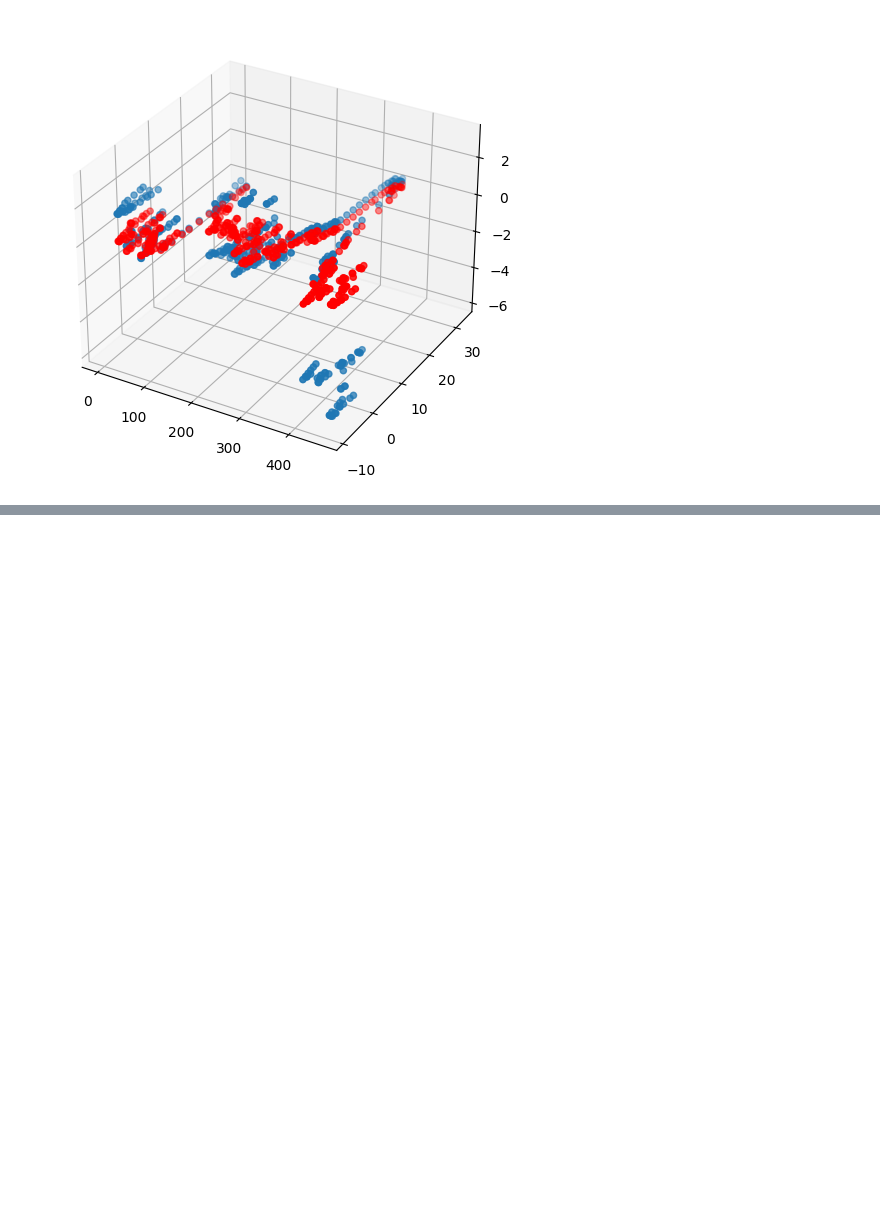
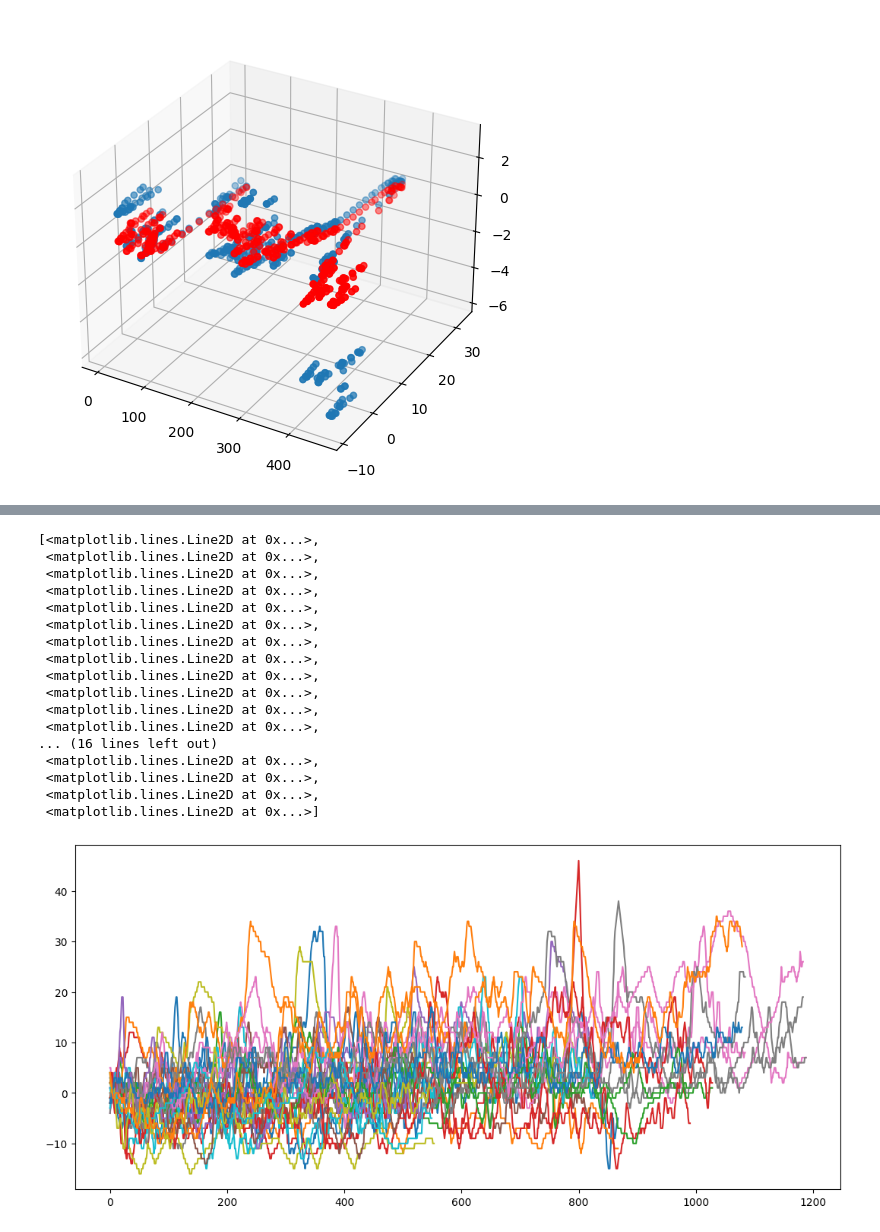
Before and after one commit to tommdim/statistics-101, a Jupyter notebook: project/src/vale.ipynb, the cells around one changed output, grey strips where cells are left out. Saved outputs shown, nothing was run; the diff lists cells and outputs as text; code cells hidden in the pictures; blank space fills up the shorter version.

```diff
--- a/project/src/vale.ipynb
+++ b/project/src/vale.ipynb
@@ -255,0 +271,36 @@ _ = ax.scatter(X0[0], X0[1], y_pred, color='red')
+# %%
+realwage = pd.read_csv("prova.csv")
+realwage = realwage.pivot_table(values='Value',
+                                index='Time',
+                                columns=['Game', 'Player', 'Statistics'])
+# X = pd.DataFrame({'x1':t,
+#                    'x2': hb0})
+realwage.dropna(axis=1)
+
+dic = {}
+for i in range(20):
+    if i  not in (9,11,18,19):
+        dic['x'+str(i)+'b']=np.array(realwage['Game'+ str(i)]['b']['HR'])
+        dic['x'+str(i)+'w']=np.array(realwage['Game'+ str(i)]['w']['HR'])
+heartrate = pd.DataFrame(dic)
+time = realwage.index
+plt.plot(heartrate)
+# %% [output]
+[<matplotlib.lines.Line2D at 0x...>,
+ <matplotlib.lines.Line2D at 0x...>,
+ <matplotlib.lines.Line2D at 0x...>,
+ <matplotlib.lines.Line2D at 0x...>,
+ <matplotlib.lines.Line2D at 0x...>,
+ <matplotlib.lines.Line2D at 0x...>,
+ <matplotlib.lines.Line2D at 0x...>,
+ <matplotlib.lines.Line2D at 0x...>,
+ <matplotlib.lines.Line2D at 0x...>,
+ <matplotlib.lines.Line2D at 0x...>,
+ <matplotlib.lines.Line2D at 0x...>,
+ <matplotlib.lines.Line2D at 0x...>,
+... (16 lines left out)
+ <matplotlib.lines.Line2D at 0x...>,
+ <matplotlib.lines.Line2D at 0x...>,
+ <matplotlib.lines.Line2D at 0x...>,
+ <matplotlib.lines.Line2D at 0x...>]
+[figure, added]
```
Also changed, not shown: parts of 5 cells of this notebook.
